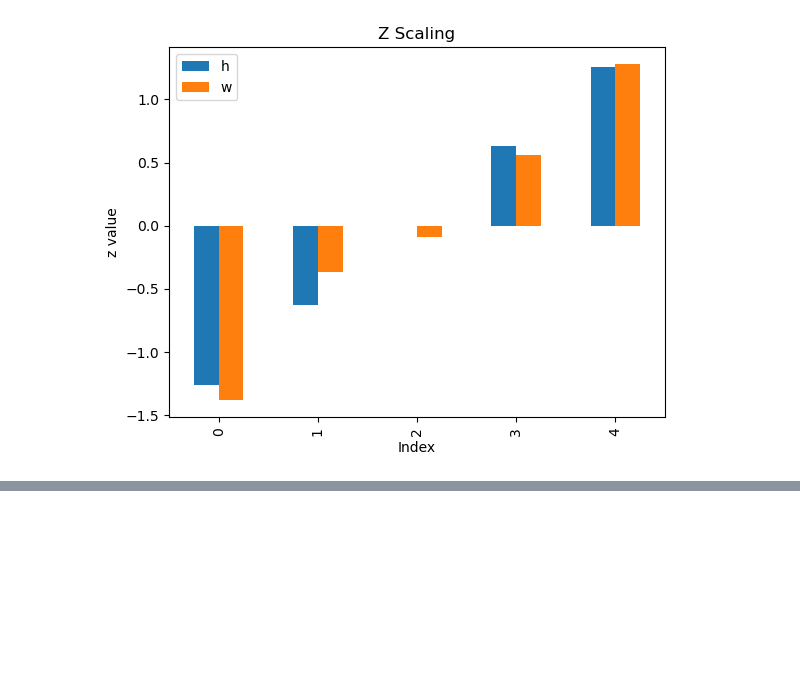
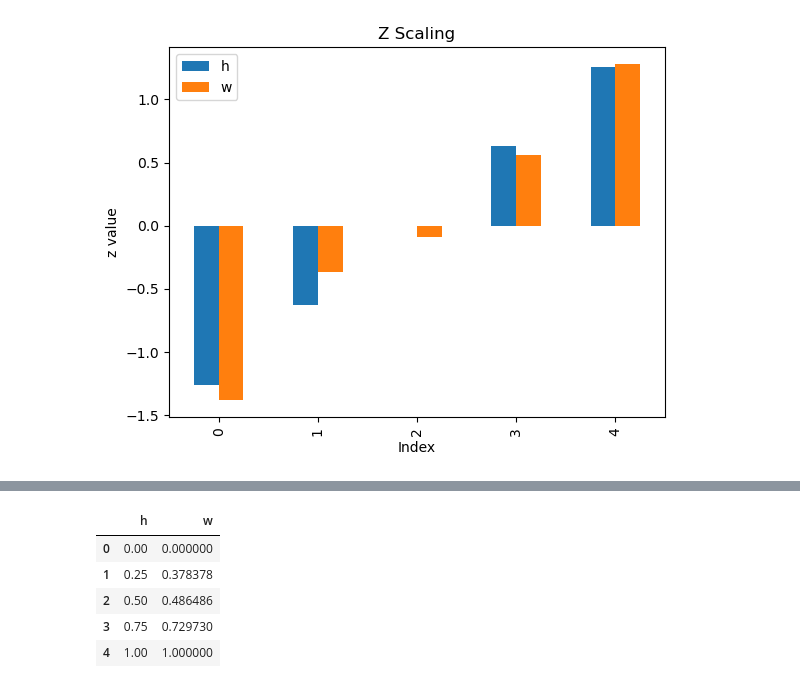
Before and after one commit to kazrkb/ml-modules, a Jupyter notebook: m-3/m-3.ipynb, the cells around one changed output, grey strips where cells are left out. Cells and saved outputs as stored; diff of their text form; code cells hidden in the pictures; blank space fills up the shorter version.

```diff
--- a/m-3/m-3.ipynb
+++ b/m-3/m-3.ipynb
@@ -46,0 +56,10 @@ plt.show()
+# %%
+min_max_scaling = (df - df.min())/(df.max()-df.min())
+min_max_scaling
+# %% [output]
+|  | h | w |
+| 0 | 0.00 | 0.000000 |
+| 1 | 0.25 | 0.378378 |
+| 2 | 0.50 | 0.486486 |
+| 3 | 0.75 | 0.729730 |
+| 4 | 1.00 | 1.000000 |
```
Also changed, not shown: parts of 2 cells of this notebook.
